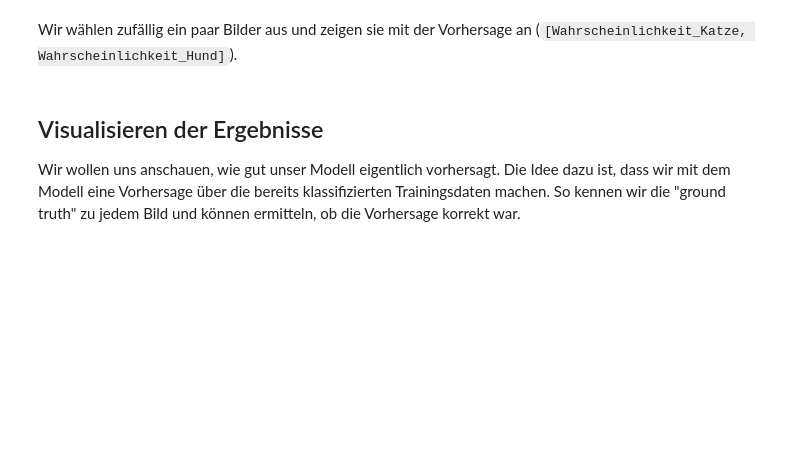
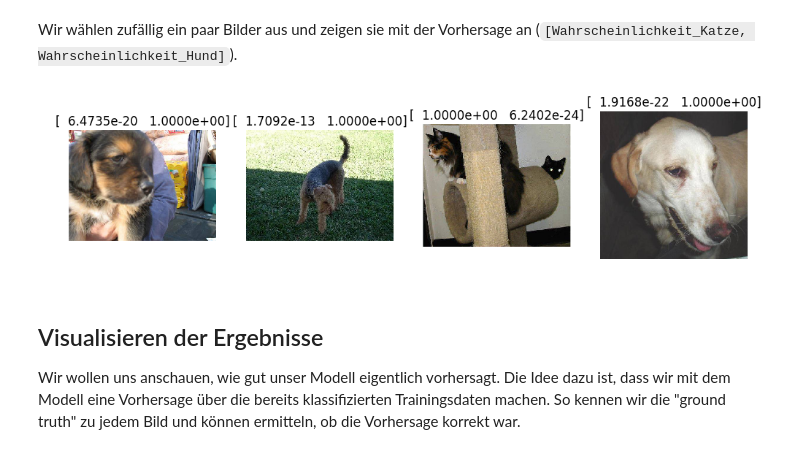
Before and after one commit to uma1966/dl-workshop, a Jupyter notebook: cats-vs-dogs.ipynb, the cells around one changed output. Drawn from its saved outputs; the diff is of its cells as text; code cells hidden in the pictures; blank space fills up the shorter version.

```diff
--- a/cats-vs-dogs.ipynb
+++ b/cats-vs-dogs.ipynb
@@ -40,5 +69,7 @@ Das Verzeichnis `test` enthält die Bilder, die nicht klassifizert sind (deshalb
 # %% [markdown]
 Damit wir am Code herumprobieren können, ohne gleich lange Laufzeiten aufgrund der vielen Dateien zu erhalten, gibt es noch ein `sample` Dataset, welches gleich aufgebaut ist, aber nur nur einen kleinen Teil der Daten enthält:
+# %%
+SAMPLE_DIR = 'sample'
 # %%
 import shutil, os, random
 
@@ -88,8 +143,8 @@ import sklearn
 # %% [markdown]
 Hier setzen wir den Pfad für die Daten, mit denen wir arbeiten wollen (also `data` oder `sample`):
 # %%
-# path = "data/"
-path = "sample/"
+# path = DATA_DIR
+path = SAMPLE_DIR
 
 path = os.path.join(os.path.curdir,path)
 print path
@@ -101,11 +156,6 @@ result_path = os.path.join(path,"results")
 if not os.path.exists(result_path):
     os.makedirs(result_path)
 
-
-# As large as you can, but no larger than 64 is recommended.
-# If you have an older or cheaper GPU, you'll run out of memory, so will have to decrease this.
-batch_size=64
-
 print train_path
 print valid_path
 print test_path
@@ -199,9 +310,10 @@ filenames = utils.load_array(filenames_file)
 Wir wählen zufällig ein paar Bilder aus und zeigen sie mit der Vorhersage an (`[Wahrscheinlichkeit_Katze, Wahrscheinlichkeit_Hund]`).
 # %%
 idx = np.random.randint(0, len(test_batches.filenames),4)
-idx = np.random.choice(np.arange(len(test_batches.filenames)),4)
-print idx
+idx = np.random.choice(np.arange(len(test_batches.filenames)),4,replace=False)
 plots_idx(idx, path=test_path, filenames=test_batches.filenames, titles=predictions[idx])
+# %% [output]
+[figure, added]
 # %% [markdown]
 ## Visualisieren der Ergebnisse
 
```
Also changed, not shown: parts of 50 cells of this notebook, 2 other files.
